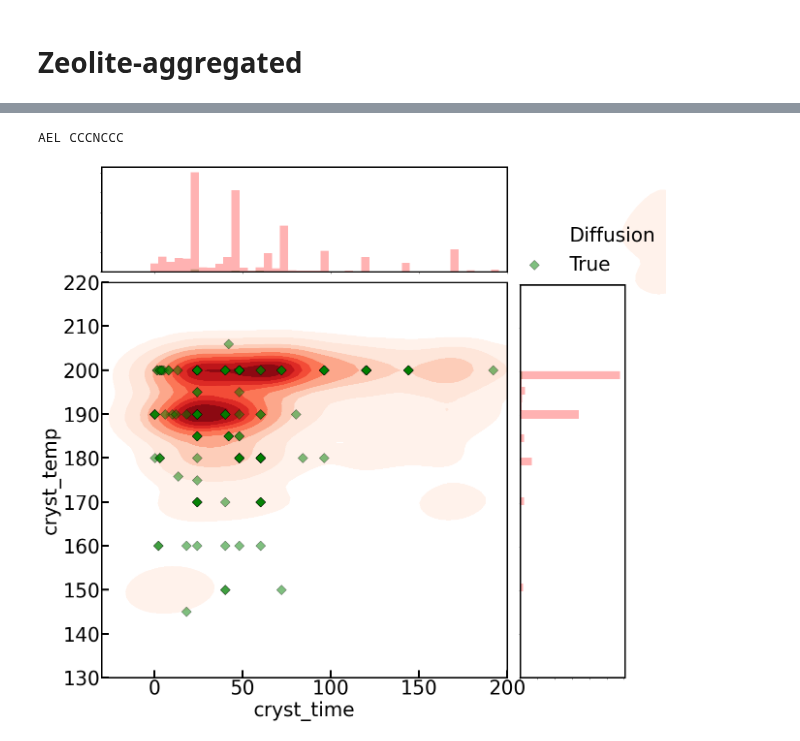
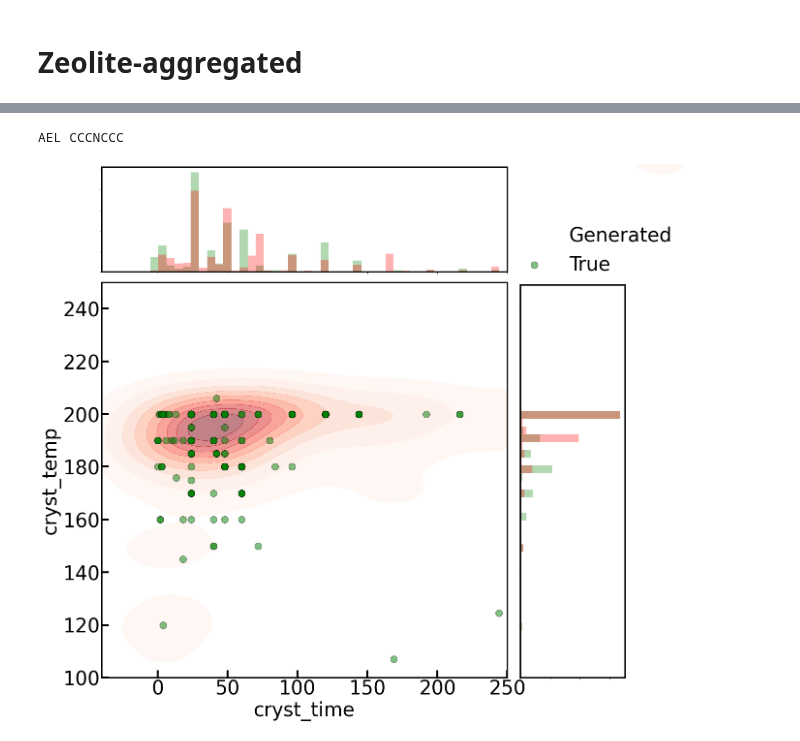
Before and after one commit to eltonpan/zeosyn_gen, a Jupyter notebook: notebooks/compare_model_outputs.ipynb, the cells around one changed output, grey strips where cells are left out. Saved outputs shown, nothing was run; the diff lists cells and outputs as text; code cells hidden in the pictures.

Commit message:
added ad-hoc plot of AI4Mat workshop Fig. 2d

```diff
--- a/notebooks/compare_model_outputs.ipynb
+++ b/notebooks/compare_model_outputs.ipynb
@@ -171,7 +224,7 @@ def compare_side_by_side_2d(x, y, syn_pred_list, syn_pred_scaled_list, syn_true,
 
     # KDE version
     bins = 50
-    alpha = 1
+    alpha = 0.5
     label_size = 40
     tick_label_size = 40
     title_size = 60
@@ -194,53 +247,53 @@ def compare_side_by_side_2d(x, y, syn_pred_list, syn_pred_scaled_list, syn_true,
     fig.set_figwidth(15) # figure width
 
     # sns.kdeplot(data=sys_syn_pred_list[0], x=x, y=y, fill = True, cmap='Blues', alpha=alpha, label='AMD')
-    sns.kdeplot(data=sys_syn_pred_list[-1], x=x, y=y, fill = True, cmap='Reds', alpha=alpha, label='Diffusion')
+    sns.kdeplot(data=sys_syn_pred_list[-1], x=x, y=y, fill = True, cmap='Reds', alpha=alpha, label='Generated', bw_adjust=2)
     # for l, c, p in zip(labels, colors, [p[[x, y]] for p in sys_syn_pred_list]):
     #     if l != 'Diffusion':
     #         sns.kdeplot(data=p, x=x, y=y, fill = True, cmap='Reds', alpha=alpha, label=l)
 
-    # sns.kdeplot(data=sys_syn_true, x=x, y=y, fill = True, cmap = 'Greens', alpha = alpha, bw_adjust=0.4)
+    # sns.kdeplot(data=sys_syn_true, x=x, y=y, fill = True, cmap = 'Greens', alpha = alpha, bw_adjust=0.5)
     # for l, c, p in zip(labels, colors, [p[[x, y]] for p in sys_syn_pred_list]):
     #     if l == 'Diffusion':
     #         plt.scatter(p[x], p[y], alpha=0.01, linewidth=1, edgecolor='black', s=200, color=c, label=l)
-    plt.scatter(sys_syn_true[x], sys_syn_true[y], alpha=0.5, linewidth=1, edgecolor='black', s=200, color='green', label='True')
+    plt.scatter(sys_syn_true[x], sys_syn_true[y], alpha=0.5, linewidth=1, edgecolor='black', s=200, color='green', label='True', marker='o')
     # plt.title('Random', fontsize = title_size)
     plt.xlabel(x, size = label_size)
     plt.ylabel(y, size = label_size)
     plt.legend(loc=[0.1,0.1], fontsize = label_size)
     ax.tick_params(axis='x', labelsize= tick_label_size, length = tick_length, width = tick_width, direction = 'in')
     ax.tick_params(axis='y', labelsize= tick_label_size, length = tick_length, width = tick_width, direction = 'in')
     plt.xticks(fontsize = tick_label_size)
     plt.yticks(fontsize = tick_label_size)
     plt.xlim(xlims[x]['min'], xlims[x]['max'])
     plt.ylim(xlims[y]['min'], xlims[y]['max'])
 
 
     ax_histx = fig.add_axes(rect_histx, sharex=ax)
     ax_histy = fig.add_axes(rect_histy, sharey=ax)
 
     # no labels from histogram
     ax_histx.tick_params(axis="x", labelbottom=False)
     ax_histx.tick_params(axis="y", labelleft=False)
     ax_histy.tick_params(axis="y", labelleft=False)
     ax_histy.tick_params(axis="x", labelbottom=False)
 
-    ax_histx.hist(sys_syn_true[x], color = 'green', alpha = 0.3, bins = bins, range=(xlims[x]['min'], xlims[x]['max']))
-    ax_histy.hist(sys_syn_true[y], color = 'green', alpha = 0.3, bins = bins, orientation='horizontal', range=(xlims[y]['min'], xlims[y]['max']))
-    ax_histx.hist(sys_syn_pred_list[-1][x], color = 'red', alpha = 0.3, bins = bins, range=(xlims[x]['min'], xlims[x]['max']))
-    ax_histy.hist(sys_syn_pred_list[-1][y], color = 'red', alpha = 0.3, bins = bins, orientation='horizontal', range=(xlims[y]['min'], xlims[y]['max']))
+    ax_histx.hist(sys_syn_true[x], color = 'green', alpha = 0.3, bins = bins, range=(xlims[x]['min'], xlims[x]['max']), density=True)
+    ax_histy.hist(sys_syn_true[y], color = 'green', alpha = 0.3, bins = bins, orientation='horizontal', range=(xlims[y]['min'], xlims[y]['max']), density=True)
+    ax_histx.hist(sys_syn_pred_list[-1][x], color = 'red', alpha = 0.3, bins = bins, range=(xlims[x]['min'], xlims[x]['max']), density=True)
+    ax_histy.hist(sys_syn_pred_list[-1][y], color = 'red', alpha = 0.3, bins = bins, orientation='horizontal', range=(xlims[y]['min'], xlims[y]['max']), density=True)
 
 
     # for l, c, p in zip(labels, colors, [p[[x, y]] for p in sys_syn_pred_list]):
     #     if l == 'Diffusion':
     #         ax_histx.hist(p[x], color=c, alpha = 0.3, bins=bins)
     #         ax_histy.hist(p[y], color=c, alpha = 0.3, bins=bins, orientation='horizontal')
 
 compare_side_by_side_2d('cryst_time', 'cryst_temp', syn_pred_list, syn_pred_scaled_list, syn_true, syn_true_scaled, dataset, zeo='AEL', osda='CCCNCCC', labels=[x['n'] for x in model2specs.values()]+['True'], colors=[x['c'] for x in model2specs.values()]+['green'],
                                                                 xlims={
-                                                                     'cryst_time': {'min': -30., 'max': 200},
-                                                                     'cryst_temp': {'min': 130, 'max': 220},
+                                                                     'cryst_time': {'min': -40., 'max': 250},
+                                                                     'cryst_temp': {'min': 100, 'max': 250},
                                                                      })
 # %% [output]
 AEL CCCNCCC
-[figure, old version]
+[figure, new version]
```
Also changed, not shown: parts of 2 cells of this notebook.
